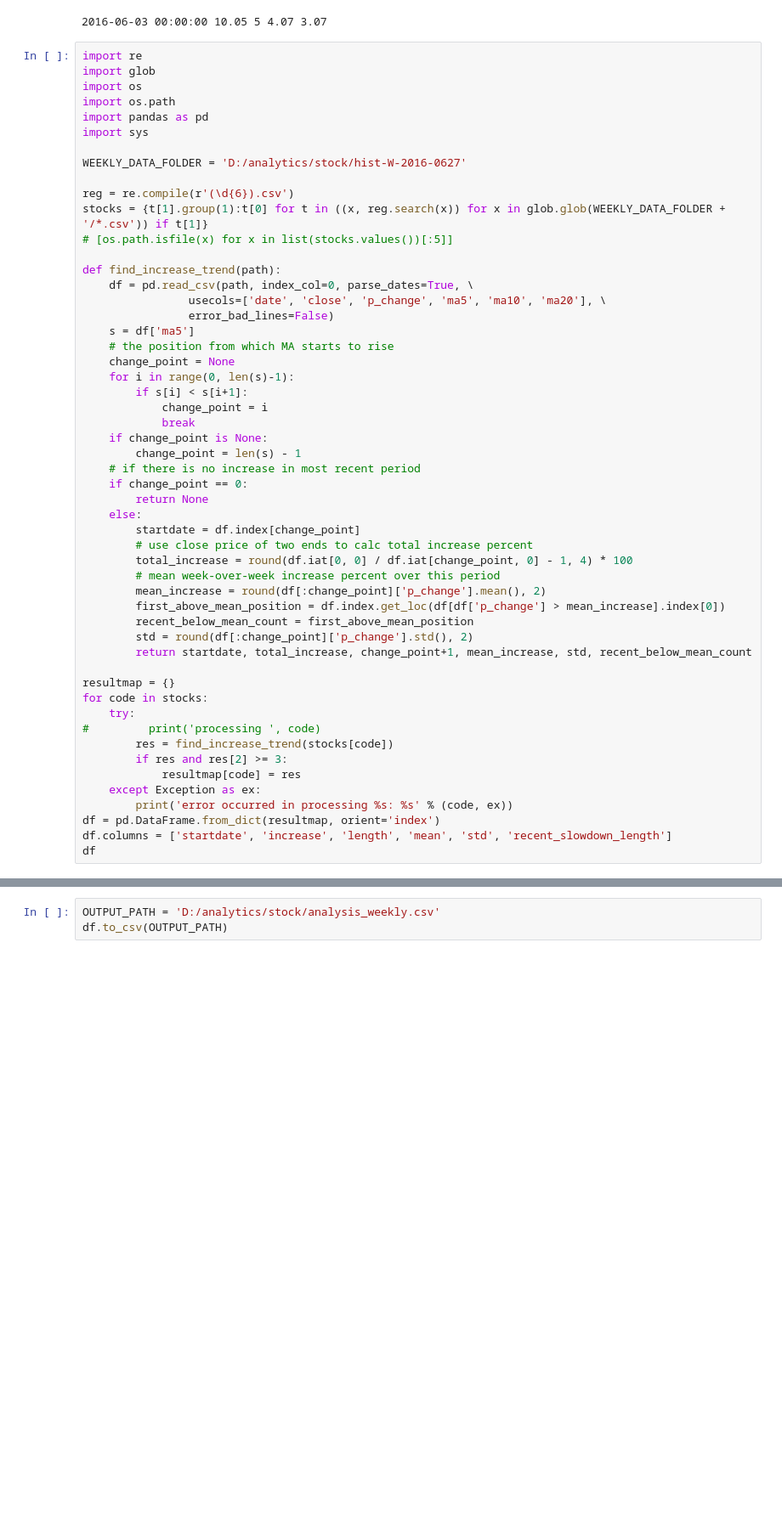
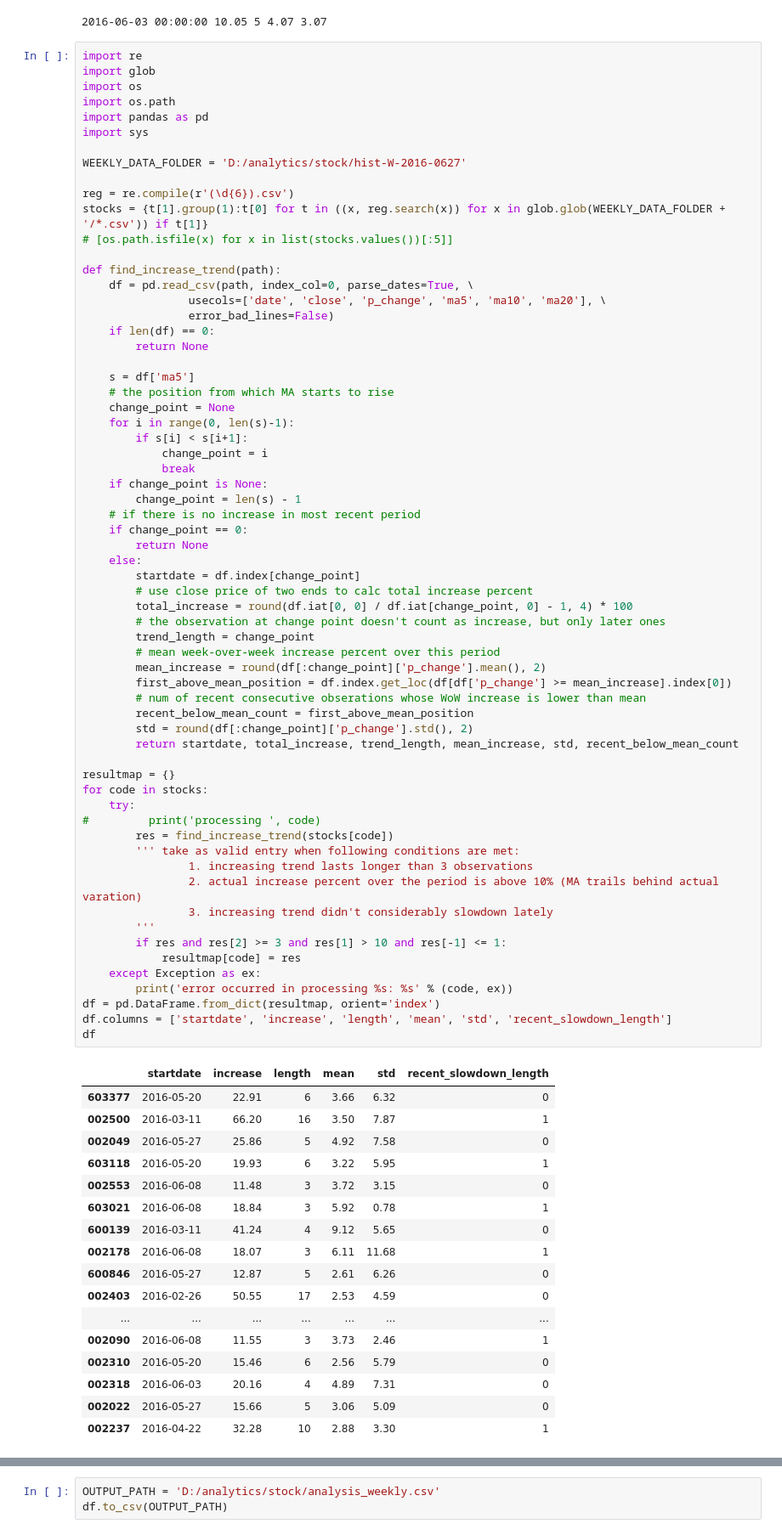
Before and after one commit to unixniu/pyAnalytics, a Jupyter notebook: stock_takeoff.ipynb, the cells around one changed output, grey strips where cells are left out. Shown at 85% size. Cells and saved outputs as stored; diff of their text form; blank space fills up the shorter version.

```diff
--- a/stock_takeoff.ipynb
+++ b/stock_takeoff.ipynb
@@ -155,39 +155,67 @@ def find_increase_trend(path):
     df = pd.read_csv(path, index_col=0, parse_dates=True, \
                 usecols=['date', 'close', 'p_change', 'ma5', 'ma10', 'ma20'], \
                 error_bad_lines=False)
+    if len(df) == 0:
+        return None
+
     s = df['ma5']
     # the position from which MA starts to rise
     change_point = None
     for i in range(0, len(s)-1):
         if s[i] < s[i+1]:
             change_point = i
             break
     if change_point is None:
         change_point = len(s) - 1
     # if there is no increase in most recent period
     if change_point == 0:
         return None
     else:
         startdate = df.index[change_point]
         # use close price of two ends to calc total increase percent
         total_increase = round(df.iat[0, 0] / df.iat[change_point, 0] - 1, 4) * 100
+        # the observation at change point doesn't count as increase, but only later ones
+        trend_length = change_point
         # mean week-over-week increase percent over this period
         mean_increase = round(df[:change_point]['p_change'].mean(), 2)
-        first_above_mean_position = df.index.get_loc(df[df['p_change'] > mean_increase].index[0])
+        first_above_mean_position = df.index.get_loc(df[df['p_change'] >= mean_increase].index[0])
+        # num of recent consecutive obserations whose WoW increase is lower than mean
         recent_below_mean_count = first_above_mean_position
         std = round(df[:change_point]['p_change'].std(), 2)
-        return startdate, total_increase, change_point+1, mean_increase, std, recent_below_mean_count
+        return startdate, total_increase, trend_length, mean_increase, std, recent_below_mean_count
 
 resultmap = {}
 for code in stocks:
     try:
 #         print('processing ', code)
         res = find_increase_trend(stocks[code])
-        if res and res[2] >= 3:
+        ''' take as valid entry when following conditions are met:
+                1. increasing trend lasts longer than 3 observations
+                2. actual increase percent over the period is above 10% (MA trails behind actual varation)
+                3. increasing trend didn't considerably slowdown lately
+        '''
+        if res and res[2] >= 3 and res[1] > 10 and res[-1] <= 1:
             resultmap[code] = res
     except Exception as ex:
         print('error occurred in processing %s: %s' % (code, ex))
 df = pd.DataFrame.from_dict(resultmap, orient='index')
 df.columns = ['startdate', 'increase', 'length', 'mean', 'std', 'recent_slowdown_length']
 df
 # %% [output]
+|  | startdate | increase | length | mean | std | recent_slowdown_length |
+| 603377 | 2016-05-20 | 22.91 | 6 | 3.66 | 6.32 | 0 |
+| 002500 | 2016-03-11 | 66.20 | 16 | 3.50 | 7.87 | 1 |
+| 002049 | 2016-05-27 | 25.86 | 5 | 4.92 | 7.58 | 0 |
+| 603118 | 2016-05-20 | 19.93 | 6 | 3.22 | 5.95 | 1 |
+| 002553 | 2016-06-08 | 11.48 | 3 | 3.72 | 3.15 | 0 |
+| 603021 | 2016-06-08 | 18.84 | 3 | 5.92 | 0.78 | 1 |
+| 600139 | 2016-03-11 | 41.24 | 4 | 9.12 | 5.65 | 0 |
+| 002178 | 2016-06-08 | 18.07 | 3 | 6.11 | 11.68 | 1 |
+| 600846 | 2016-05-27 | 12.87 | 5 | 2.61 | 6.26 | 0 |
+| 002403 | 2016-02-26 | 50.55 | 17 | 2.53 | 4.59 | 0 |
+| ... | ... | ... | ... | ... | ... | ... |
+| 002090 | 2016-06-08 | 11.55 | 3 | 3.73 | 2.46 | 1 |
+| 002310 | 2016-05-20 | 15.46 | 6 | 2.56 | 5.79 | 0 |
+| 002318 | 2016-06-03 | 20.16 | 4 | 4.89 | 7.31 | 0 |
+| 002022 | 2016-05-27 | 15.66 | 5 | 3.06 | 5.09 | 0 |
+| 002237 | 2016-04-22 | 32.28 | 10 | 2.88 | 3.30 | 1 |
```
Also changed, not shown: parts of 2 cells of this notebook.
